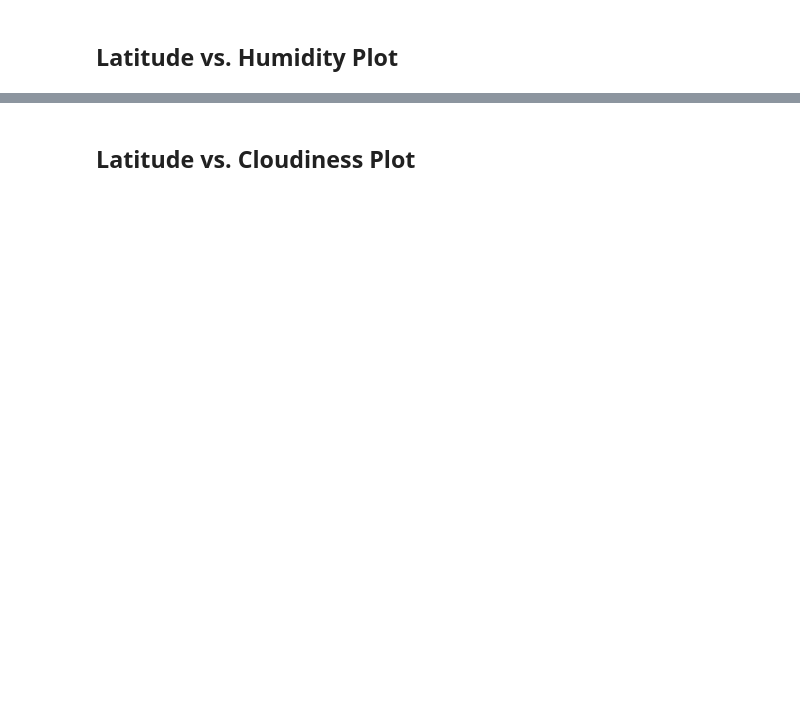
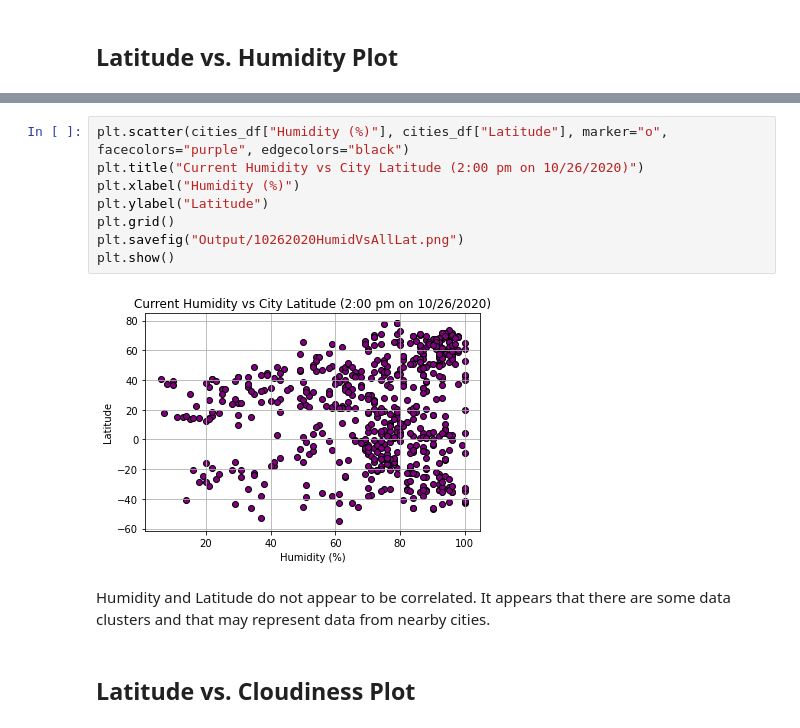
Before and after one commit to JoeKell/VacationingWithAPIs, a Jupyter notebook: WeatherPy.ipynb, the cells around one changed output, grey strips where cells are left out. Drawn from its saved outputs; the diff is of its cells as text; blank space fills up the shorter version.

Commit message:
Added the first 3 plots and exported them, gave comments below.

```diff
--- a/WeatherPy.ipynb
+++ b/WeatherPy.ipynb
@@ -161,2 +161,14 @@ plt.show()
+# %%
+plt.scatter(cities_df["Humidity (%)"], cities_df["Latitude"], marker="o", facecolors="purple", edgecolors="black")
+plt.title("Current Humidity vs City Latitude (2:00 pm on 10/26/2020)")
+plt.xlabel("Humidity (%)")
+plt.ylabel("Latitude")
+plt.grid()
+plt.savefig("Output/10262020HumidVsAllLat.png")
+plt.show()
+# %% [output]
+[figure, added]
+# %% [markdown]
+Humidity and Latitude do not appear to be correlated. It appears that there are some data clusters and that may represent data from nearby cities.
 # %% [markdown]
 ## Latitude vs. Cloudiness Plot
```
Also changed, not shown: parts of 6 cells of this notebook, 4 other files.
